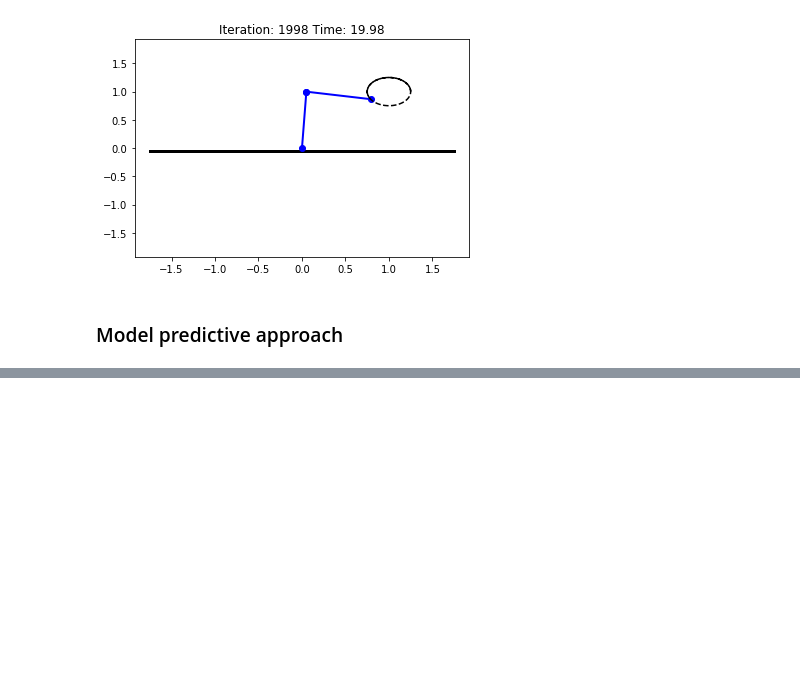
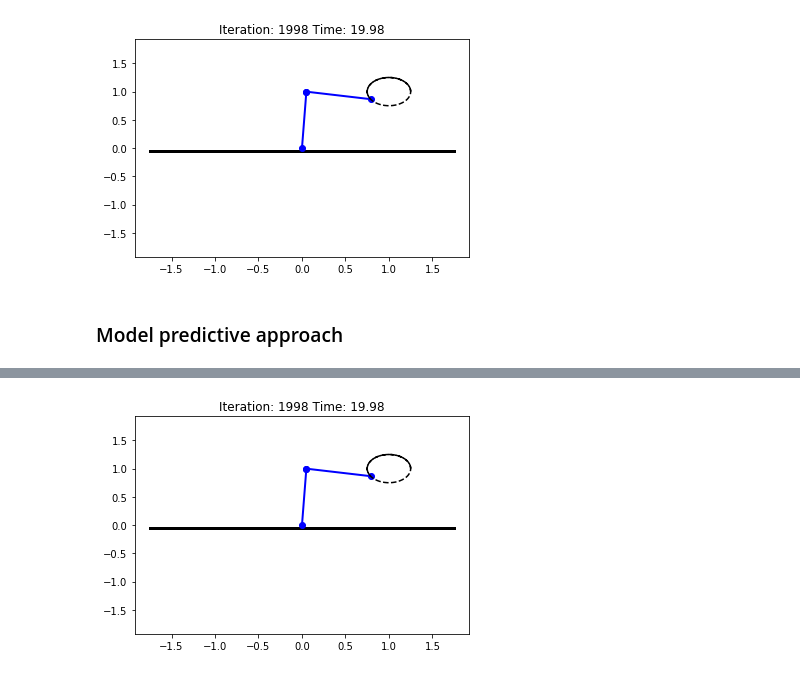
Before and after one commit to mahaarbo/casclik, a Jupyter notebook: examples/notebooks/double_pendulum_2D_comparison_of_controllers.ipynb, the cells around one changed output, grey strips where cells are left out. Drawn from its saved outputs; the diff is of its cells as text; code cells hidden in the pictures; blank space fills up the shorter version.

```diff
--- a/examples/notebooks/double_pendulum_2D_comparison_of_controllers.ipynb
+++ b/examples/notebooks/double_pendulum_2D_comparison_of_controllers.ipynb
@@ -608,0 +524,3 @@ MX((all_-0.5(2x1)-q))
+# %%
+HTML(animate_track(sim_track_mpc, trajectory_func=fp_des_traj))
+# %% [output]
@@ -608,0 +528 @@ MX((all_-0.5(2x1)-q))
+[figure, added]
```
Also changed, not shown: parts of 11 cells of this notebook, 2 other files.
